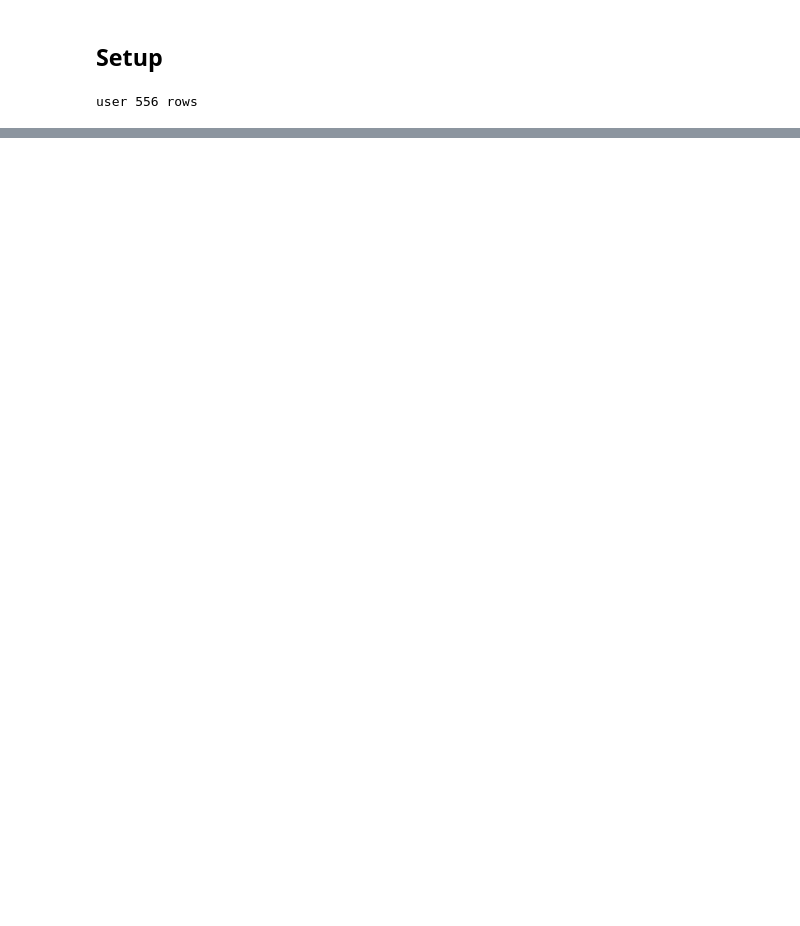
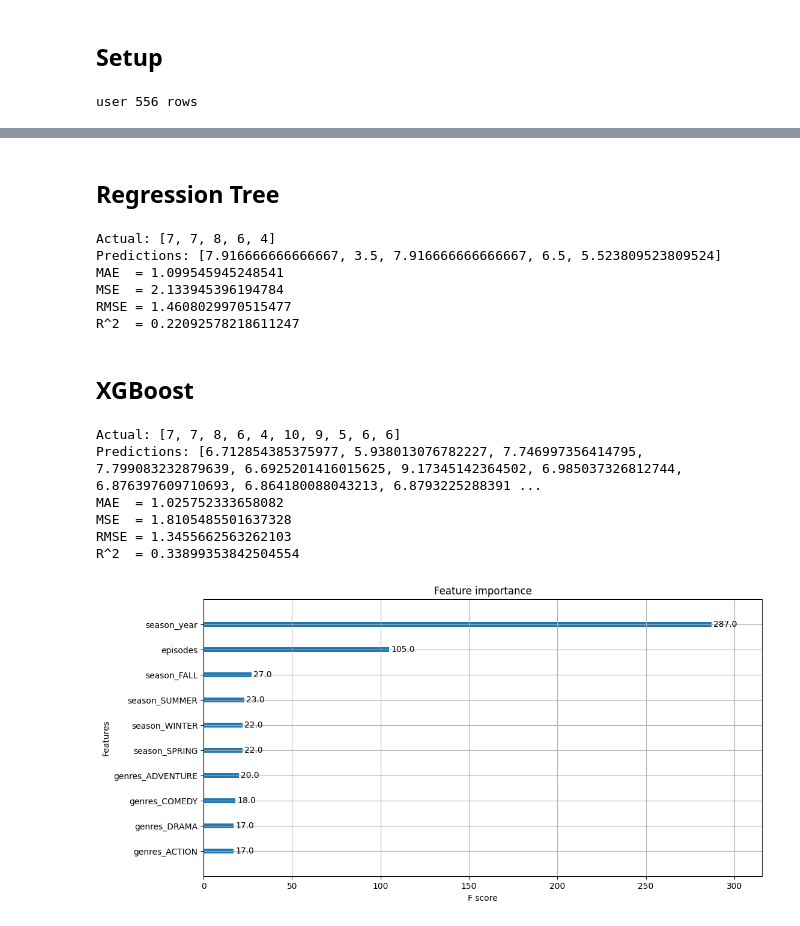
Before and after one commit to barrettotte/anilist-ml, a Jupyter notebook: model-selection.ipynb, the cells around one changed output, grey strips where cells are left out. Cells and saved outputs as stored; diff of their text form; code cells hidden in the pictures; blank space fills up the shorter version.

Commit message:
starting on model training

```diff
--- a/model-selection.ipynb
+++ b/model-selection.ipynb
@@ -58,18 +49,0 @@ user_df.describe()
-# %%
-# TODO: Explode genres, tags, studios ???
-# TODO: categorical encoding
-
-
-
-def encode_col_array(df: DataFrame, col: str) -> DataFrame:
-    df[col] = df[col].apply(json.loads)
-    exploded = df.explode(col) # expand to multiple rows
-
-    # one hot encode exploded rows
-    one_hot = pd.concat([df, pd.get_dummies(exploded[col], prefix='genre', prefix_sep='_')], axis=1)
-    return one_hot.groupby('id').max().reset_index()
-
-user_df = encode_col_array(user_df, 'genres')
-
-pd.set_option('display.max_rows', len(user_df))
-print(user_df.head(1))
@@ -95,0 +64,54 @@ print(user_df.head(1))
+# %% [markdown]
+## Regression Tree
+# %%
+X = user_df[user_df.columns.drop(['score'])]
+y = user_df['score']
+X_train, X_test, y_train, y_test = train_test_split(X, y, train_size=0.8, random_state=SEED, shuffle=True)
+
+model = DecisionTreeRegressor(random_state=SEED, max_leaf_nodes=35)
+model.fit(X_train, y_train)
+y_pred = model.predict(X_test)
+
+print('Actual:', y_test.head().tolist())
+print('Predictions:', y_pred.tolist()[0:5])
+print_model_error(y_test, y_pred)
+
+# feat_importances = pd.Series(model.feature_importances_, index=X.columns)
+# feat_importances.nlargest(20).plot(kind='barh')
+# plt.show()
+
+# for importance, name in sorted(zip(model.feature_importances_, X_test.columns),reverse=True):
+#     print (name, importance)
+# %% [output]
+Actual: [7, 7, 8, 6, 4]
+Predictions: [7.916666666666667, 3.5, 7.916666666666667, 6.5, 5.523809523809524]
+MAE  = 1.099545945248541
+MSE  = 2.133945396194784
+RMSE = 1.4608029970515477
+R^2  = 0.22092578218611247
+# %% [markdown]
+## XGBoost
+# %%
+X = user_df[user_df.columns.drop(['score'])]
+y = user_df['score']
+X_train, X_test, y_train, y_test = train_test_split(X, y, train_size=0.8, random_state=SEED, shuffle=True)
+
+model = xgb.XGBRegressor(eval_metric='rmsle')
+model.fit(X_train, y_train)
+y_pred = model.predict(X_test)
+
+print('Actual:', y_test.head(10).tolist())
+print('Predictions:', y_pred.tolist()[0:10])
+print_model_error(y_test, y_pred)
+
+fig, ax = plt.subplots(figsize=(12,6))
+xgb.plot_importance(model, max_num_features=10, ax=ax)
+plt.show();
+# %% [output]
+Actual: [7, 7, 8, 6, 4, 10, 9, 5, 6, 6]
+Predictions: [6.712854385375977, 5.938013076782227, 7.746997356414795, 7.799083232879639, 6.6925201416015625, 9.17345142364502, 6.985037326812744, 6.876397609710693, 6.864180088043213, 6.8793225288391 ...
+MAE  = 1.025752333658082
+MSE  = 1.8105485501637328
+RMSE = 1.3455662563262103
+R^2  = 0.33899353842504554
+[figure, added]
```
Also changed, not shown: parts of 11 cells of this notebook, 5 other files.
